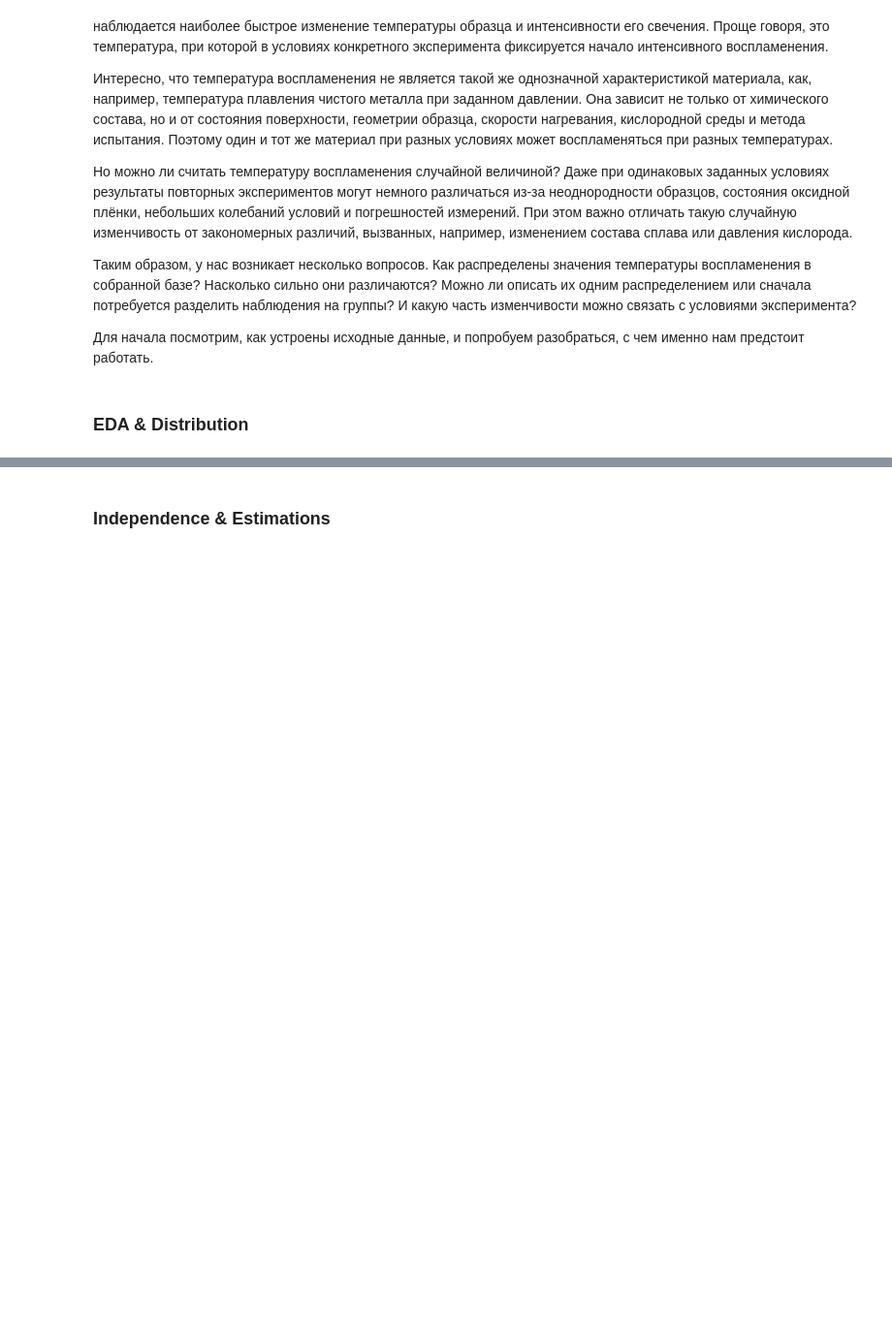
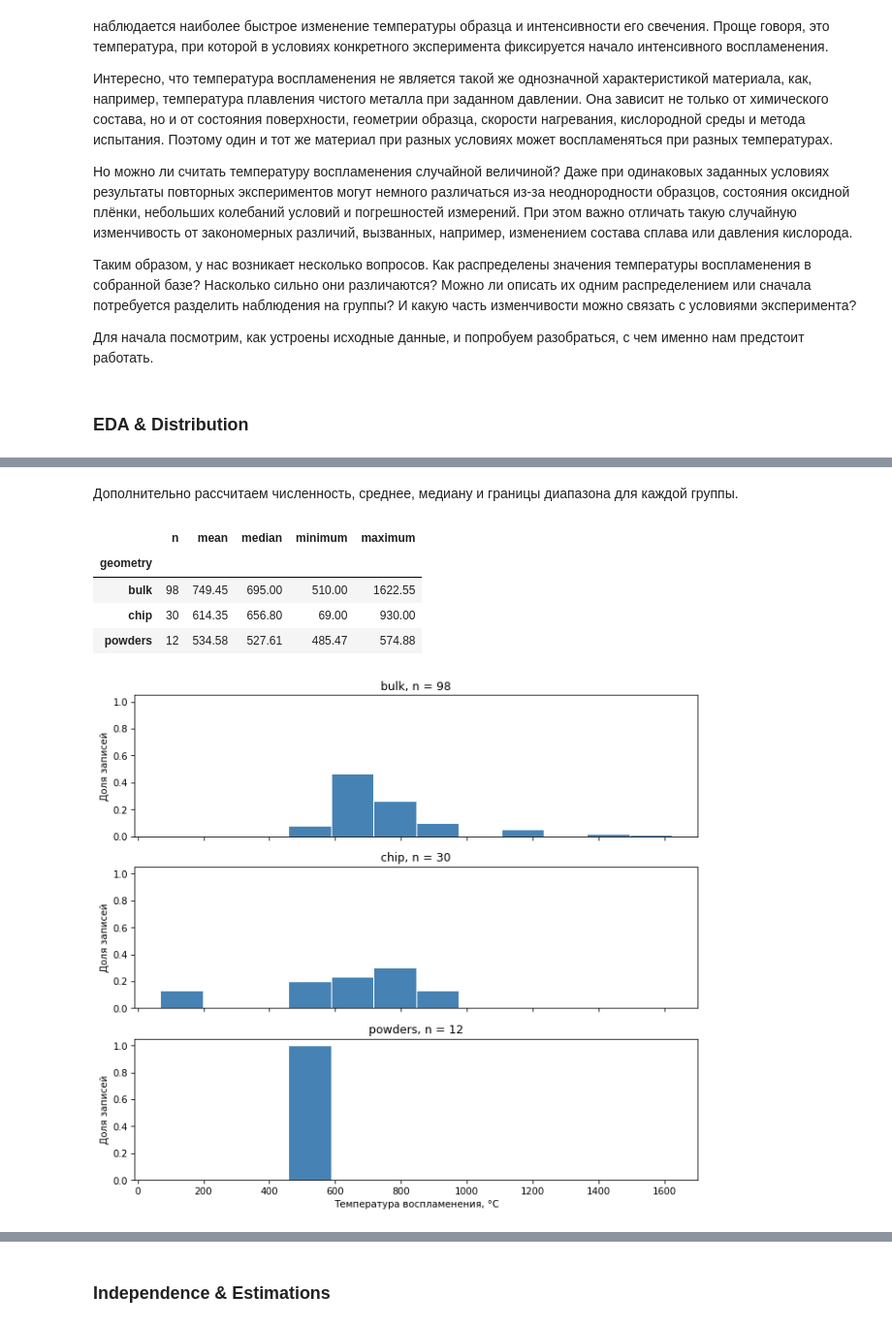
Before and after one commit to ekairaliev/AppStat-Lab01, a Jupyter notebook: AppStat_Lab01.ipynb, the cells around one changed output, grey strips where cells are left out. Shown at 97% size. Drawn from its saved outputs; the diff is of its cells as text; code cells hidden in the pictures; blank space fills up the shorter version.

```diff
--- a/AppStat_Lab01.ipynb
+++ b/AppStat_Lab01.ipynb
@@ -86,0 +501,61 @@
+# %% [markdown]
+
+
+Дополнительно рассчитаем численность, среднее, медиану
+и границы диапазона для каждой группы.
+# %%
+import numpy as np
+
+geometry_order = ["bulk", "chip", "powders"]
+
+geometry_summary = (
+    temperature.groupby("geometry")["ignition_temperature_c"]
+    .agg(
+        n="size",
+        mean="mean",
+        median="median",
+        minimum="min",
+        maximum="max"
+    )
+    .reindex(geometry_order)
+)
+
+display(geometry_summary.round(2))
+
+bins = np.histogram_bin_edges(t, bins=12)
+
+fig, axes = plt.subplots(
+    3, 1, figsize=(9, 8), sharex=True, sharey=True
+)
+
+for ax, geometry in zip(axes, geometry_order):
+    values = temperature.loc[
+        temperature["geometry"].eq(geometry),
+        "ignition_temperature_c"
+    ]
+
+    ax.hist(
+        values,
+        bins=bins,
+        weights=np.ones(len(values)) / len(values),
+        edgecolor="white",
+        color="steelblue"
+    )
+
+    plt.sca(ax)
+    decorate(
+        title=f"{geometry}, n = {len(values)}",
+        ylabel="Доля записей"
+)
+
+axes[-1].set_xlabel("Температура воспламенения, °C")
+
+plt.tight_layout()
+plt.show()
+# %% [output]
+|  | n | mean | median | minimum | maximum |
+| geometry |  |  |  |  |  |
+| bulk | 98 | 749.45 | 695.00 | 510.00 | 1622.55 |
+| chip | 30 | 614.35 | 656.80 | 69.00 | 930.00 |
+| powders | 12 | 534.58 | 527.61 | 485.47 | 574.88 |
+[figure, added]
```
Also changed, not shown: parts of 65 cells of this notebook.
